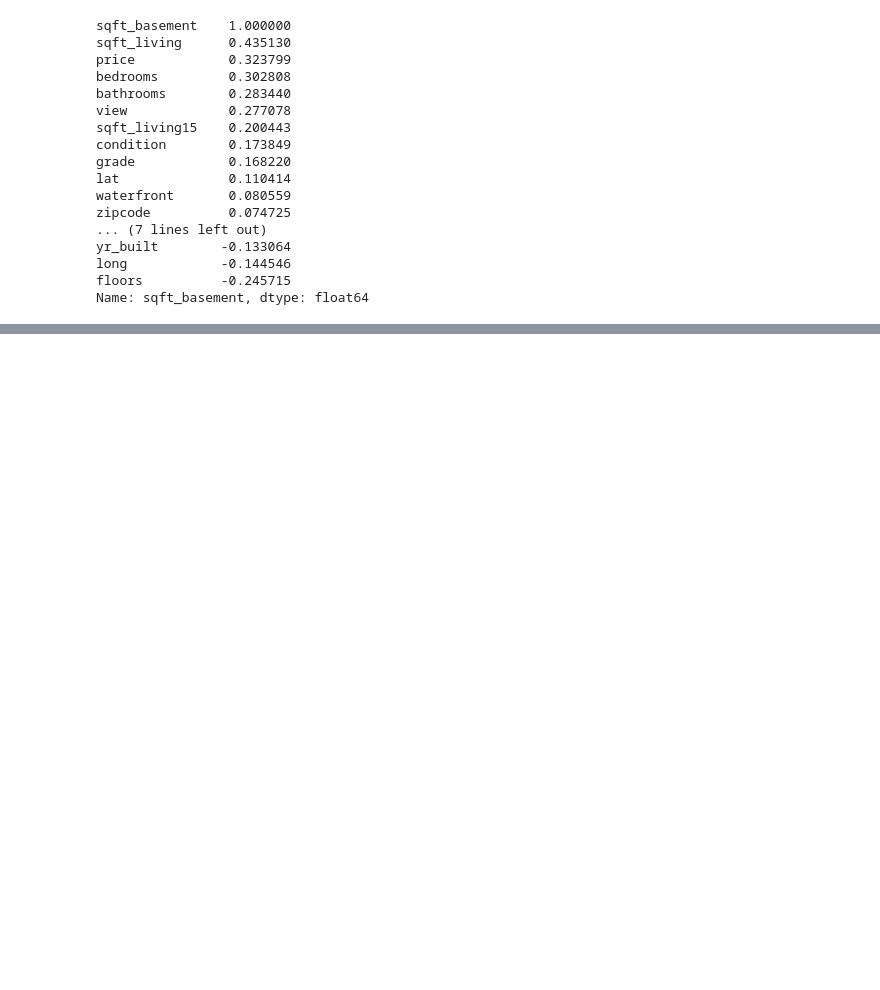
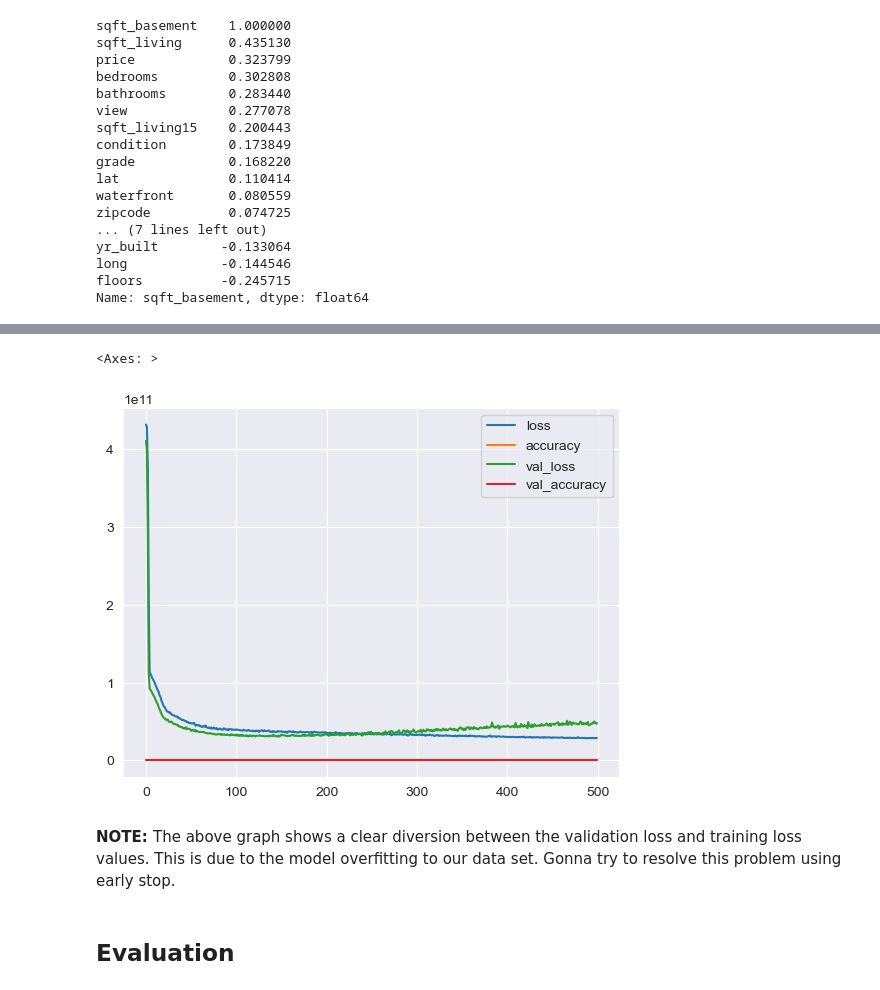
Before and after one commit to shahbazmansahia/DataAnalysisWithPython, a Jupyter notebook: Refactored_Py_DS_ML_Bootcamp-master/22-Deep Learning/my_NN_Study_2.ipynb, the cells around one changed output, grey strips where cells are left out. Cells and saved outputs as stored; diff of their text form; code cells hidden in the pictures; blank space fills up the shorter version.

```diff
--- a/Refactored_Py_DS_ML_Bootcamp-master/22-Deep Learning/my_NN_Study_2.ipynb
+++ b/Refactored_Py_DS_ML_Bootcamp-master/22-Deep Learning/my_NN_Study_2.ipynb
@@ -394,0 +429,16 @@ Name: sqft_basement, dtype: float64
+# %%
+model.add(Dense(input_vec, activation = 'relu'))
+model.add(Dense(input_vec, activation = 'relu'))
+model.add(Dense(input_vec, activation = 'relu'))
+model.add(Dropout(dropout_ratio))
+model.add(Dense(input_vec, activation = 'relu'))
+model.add(Dense(1))
+# %%
+model.compile(optimizer='adam', loss = 'mse', metrics= ['accuracy'])
+# %%
+model.fit(x = X_train_scaled,
+          y = y_train,
+          verbose = 1,
+          epochs = 500,
+          validation_data = (X_test_scaled, y_test),
+          batch_size = 128)
@@ -394,0 +464,11 @@ Name: sqft_basement, dtype: float64
+# %%
+model_hist_df = pd.DataFrame(model.history.history)
+# %%
+model_hist_df.plot()
+# %% [output]
+<Axes: >
+[figure, added]
+# %% [markdown]
+<strong>NOTE: </strong> The above graph shows a clear diversion between the validation loss and training loss values. This is due to the model overfitting to our data set. Gonna try to resolve this problem using early stop.
+# %% [markdown]
+## Evaluation
```
Also changed, not shown: parts of 56 cells of this notebook.
